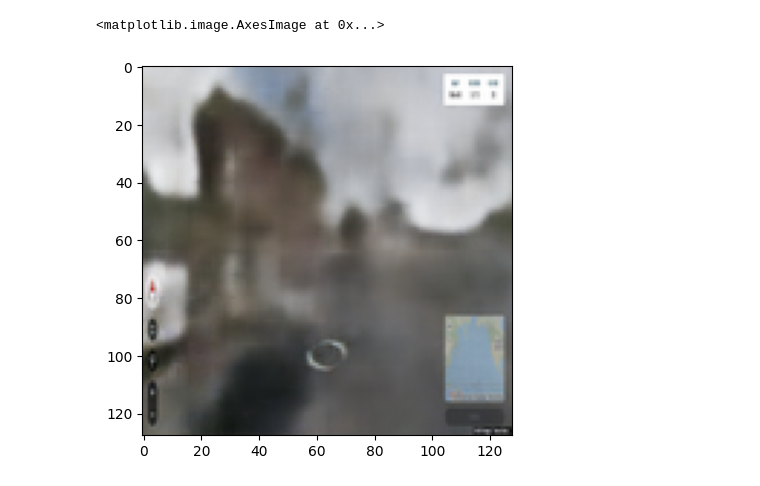
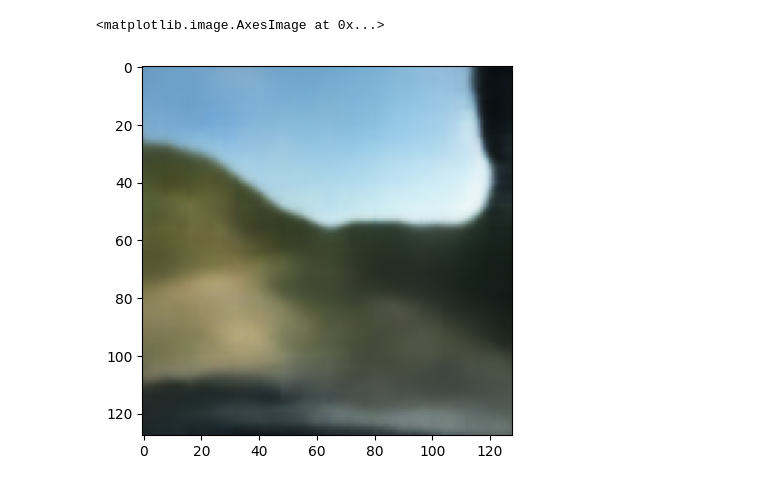
Before and after one commit to AlessandroCesaTs/Street_View_Generator, a Jupyter notebook: check_generation.ipynb, the cells around one changed output. Saved outputs shown, nothing was run; the diff lists cells and outputs as text; code cells hidden in the pictures.

```diff
--- a/check_generation.ipynb
+++ b/check_generation.ipynb
@@ -6,4 +6,5 @@ from source.functions.one_hot_encode import *
 # %%
 device=torch.device("cuda" if torch.cuda.is_available() else "cpu")
 # %%
-data=torch.load( '/u/dssc/acesa000/fast/Street_View_Generator_data/dataset.pt')
+data=torch.load('/u/dssc/acesa000/fast/Street_View_Generator_data/hf_dataset_processed.pt')
+print(len(data))
@@ -20,11 +33,11 @@ model=VariationalAutoEncoder(256)
 model.load_state_dict(torch.load('models/model5e-05_256.pt',map_location=device))
 model.eval()
 # %%
-gen_imm=model(data[10][0].unsqueeze(0),data[1][1].unsqueeze(0))[0]
+gen_imm=model(data[0][0].unsqueeze(0),data[1][1].unsqueeze(0))[0]
 plt.imshow(gen_imm[0].permute(1,2,0).detach().numpy() )
 # %% [output]
 <matplotlib.image.AxesImage at 0x...>
-[figure, old version]
+[figure, new version]
 # %%
 gen_imm=model.generate('Germany')
 plt.imshow(gen_imm[0].permute(1,2,0).detach().numpy() )
```
Also changed, not shown: parts of 4 cells of this notebook, 13 other files.
